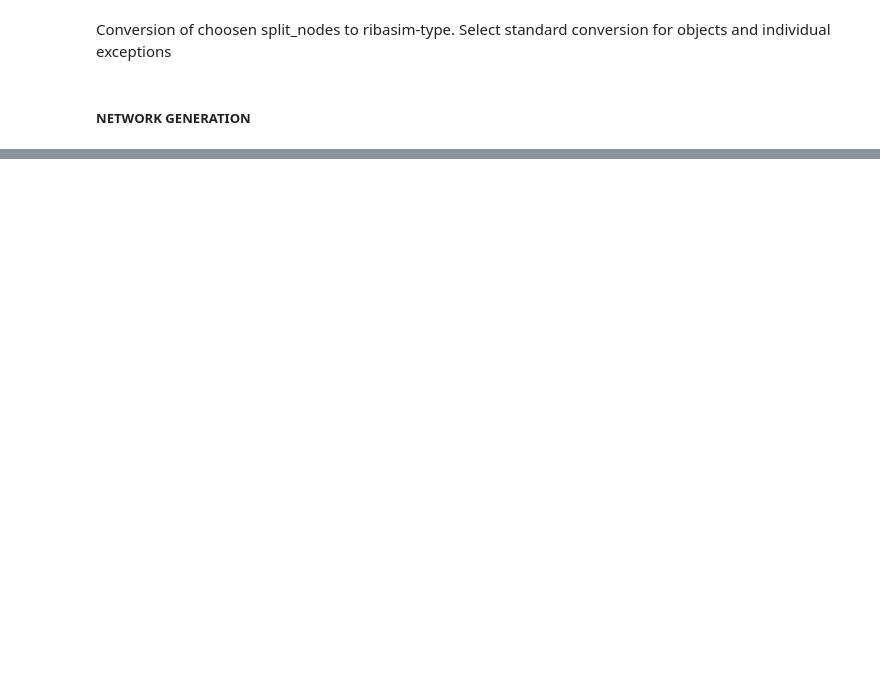
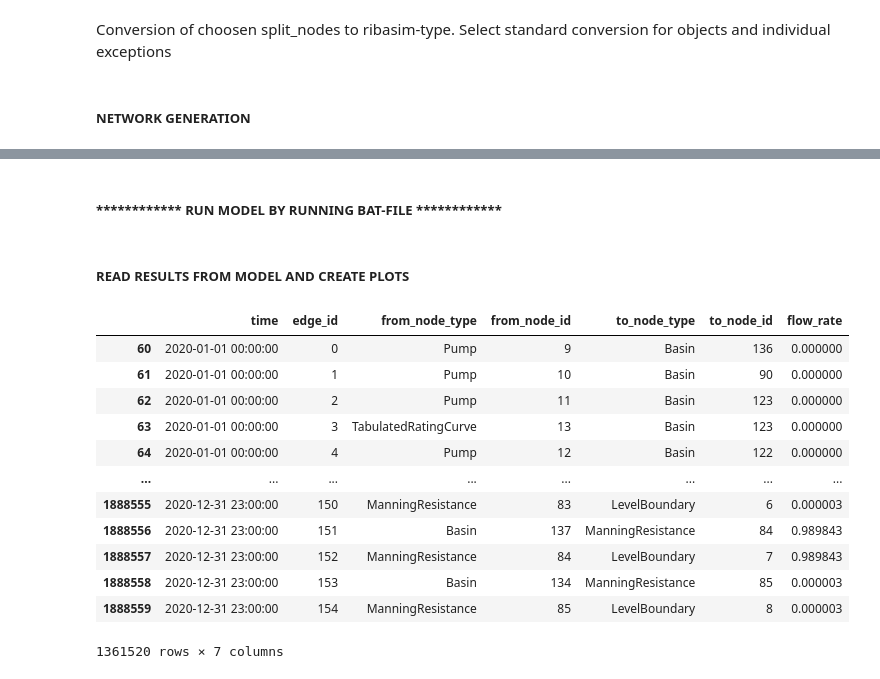
Before and after one commit to harm-nomden-sweco/ribasim_lumping, a Jupyter notebook: notebooks/tki_ribasim_pilots/run_analysis_zutphen.ipynb, the cells around one changed output, grey strips where cells are left out. Cells and saved outputs as stored; diff of their text form; code cells hidden in the pictures; blank space fills up the shorter version.

Commit message:
few changes to get running

```diff
--- a/notebooks/tki_ribasim_pilots/run_analysis_zutphen.ipynb
+++ b/notebooks/tki_ribasim_pilots/run_analysis_zutphen.ipynb
@@ -260,0 +472,4 @@ network.ribasim_model.tabulated_rating_curve.static.df
+# %% [markdown]
+##### ************ RUN MODEL BY RUNNING BAT-FILE ************
+# %% [markdown]
+##### READ RESULTS FROM MODEL AND CREATE PLOTS
@@ -260,0 +480,16 @@ network.ribasim_model.tabulated_rating_curve.static.df
+# %%
+ribasim_results.flow
+# %% [output]
+|  | time | edge_id | from_node_type | from_node_id | to_node_type | to_node_id | flow_rate |
+| 60 | 2020-01-01 00:00:00 | 0 | Pump | 9 | Basin | 136 | 0.000000 |
+| 61 | 2020-01-01 00:00:00 | 1 | Pump | 10 | Basin | 90 | 0.000000 |
+| 62 | 2020-01-01 00:00:00 | 2 | Pump | 11 | Basin | 123 | 0.000000 |
+| 63 | 2020-01-01 00:00:00 | 3 | TabulatedRatingCurve | 13 | Basin | 123 | 0.000000 |
+| 64 | 2020-01-01 00:00:00 | 4 | Pump | 12 | Basin | 122 | 0.000000 |
+| ... | ... | ... | ... | ... | ... | ... | ... |
+| 1888555 | 2020-12-31 23:00:00 | 150 | ManningResistance | 83 | LevelBoundary | 6 | 0.000003 |
+| 1888556 | 2020-12-31 23:00:00 | 151 | Basin | 137 | ManningResistance | 84 | 0.989843 |
+| 1888557 | 2020-12-31 23:00:00 | 152 | ManningResistance | 84 | LevelBoundary | 7 | 0.989843 |
+| 1888558 | 2020-12-31 23:00:00 | 153 | Basin | 134 | ManningResistance | 85 | 0.000003 |
+| 1888559 | 2020-12-31 23:00:00 | 154 | ManningResistance | 85 | LevelBoundary | 8 | 0.000003 |
+1361520 rows × 7 columns
```
Also changed, not shown: parts of 27 cells of this notebook, 3 other files.
